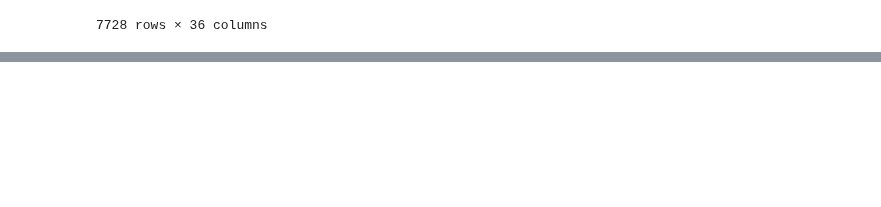
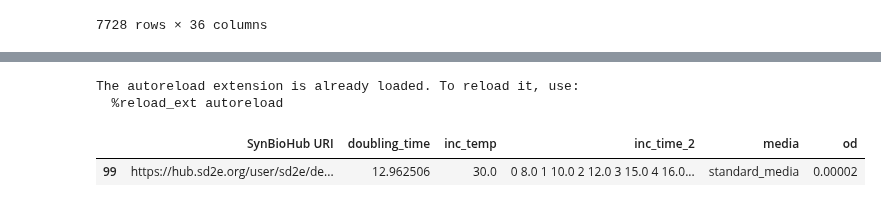
Before and after one commit to SD2E/pysd2cat, a Jupyter notebook: notebooks/OD_prediction.ipynb, the cells around one changed output, grey strips where cells are left out. Saved outputs shown, nothing was run; the diff lists cells and outputs as text; code cells hidden in the pictures; blank space fills up the shorter version.

```diff
--- a/notebooks/OD_prediction.ipynb
+++ b/notebooks/OD_prediction.ipynb
@@ -108,0 +113,73 @@ Text(0.5, 1.0, '12:hourh Predicted Post OD = 1.0')
+# %%
+from pysd2cat.analysis.doubling_time import find_time_of_increase, doubling_time, exp_func
+%load_ext autoreload
+%autoreload 2
+%reload_ext autoreload
+
+df = pd.read_csv(os.path.join(os.getcwd(), '../resources/tx_od.csv'), index_col=0, dtype={'input': object})
+df.loc[:, 'inc_time_2'] = df.apply(lambda x: float(x['inc_time_2'].split(":")[0]), axis=1)
+df.loc[:, 'inc_time_1'] = df.apply(lambda x: float(x['inc_time_1'].split(":")[0]), axis=1)
+df.loc[:, 'inc_temp'] = df.apply(lambda x: float(x['inc_temp'].split("_")[1]), axis=1)
+
+y_value = 'post_od_raw'
+x_value = 'inc_time_2'
+grouping = ['SynBioHub URI', 'od', 'media', 'inc_temp']
+
+
+groups = df.groupby(grouping)
+#groups.first()
+doubling_times = pd.DataFrame()
+for k, group in groups:
+    #print(k)
+    group = group.groupby(x_value).mean().reset_index()
+    #print(group)
+    if len(group) < 3:
+        continue
+
+    group = group.sort_values(by=x_value)
+    #print(group[[x_value, y_value]])
+#    try:
+#        time_of_increase, cond_well_df = find_time_of_increase(group, y_value,
+#                                                               window = 1, time_col=x_value)
+#    except Exception as e:
+#        time_of_increase = group[x_value].iloc[0]
+#        cond_well_df = group
+#    #print("Time of increase = " + str(time_of_increase))
+#    increasing_df = cond_well_df.loc[cond_well_df[x_value] >= time_of_increase]
+
+#    if len(increasing_df) < 2:
+#        continue
+
+    try:
+#        (time_points,y_vals,popt,pcov) = doubling_time(increasing_df, y_value, time_col=x_value)
+        (time_points,y_vals,popt,pcov) = doubling_time(group, y_value, time_col=x_value)
+    except Exception as e:
+        print(e)
+        #print(increasing_df[[x_value, y_value]])
+
+    #print(increasing_df[[x_value, y_value, 'moving_average']])
+#    print(popt)
+    #print(time_points)
+    #print(y_vals)
+#    (time_points,y_vals,popt,pcov) = doubling_time(group, "y_value", time_col=x_value)
+    #plt.plot(group[x_value], cond_well_df["moving_average"], label='mv av')
+#    plt.plot(group[x_value], group[y_value], label='actual')
+    #plt.axvline(time_of_increase, label='increase')
+#    plt.plot(time_points, y_vals, label='fit')
+#    plt.legend()
+    #plt.xscale('log')
+    #plt.yscale('log')
+    row = dict(zip(grouping + ['doubling_time', 'inc_time_2'],
+                   list(k) + [popt[1]] + [group[x_value]]))
+    doubling_times = doubling_times.append(row, ignore_index=True)
+#    break
+#doubling_times
+# %% [output]
+The autoreload extension is already loaded. To reload it, use:
+  %reload_ext autoreload
+# %%
+doubling_times.loc[doubling_times['doubling_time'] > 10.0]
+#doubling_times
+# %% [output]
+|  | SynBioHub URI | doubling_time | inc_temp | inc_time_2 | media | od |
+| 99 | https://hub.sd2e.org/user/sd2e/de... | 12.962506 | 30.0 | 0 8.0 1 10.0 2 12.0 3 15.0 4 16.0... | standard_media | 0.00002 |
```
Also changed, not shown: parts of 6 cells of this notebook, 2 other files.
